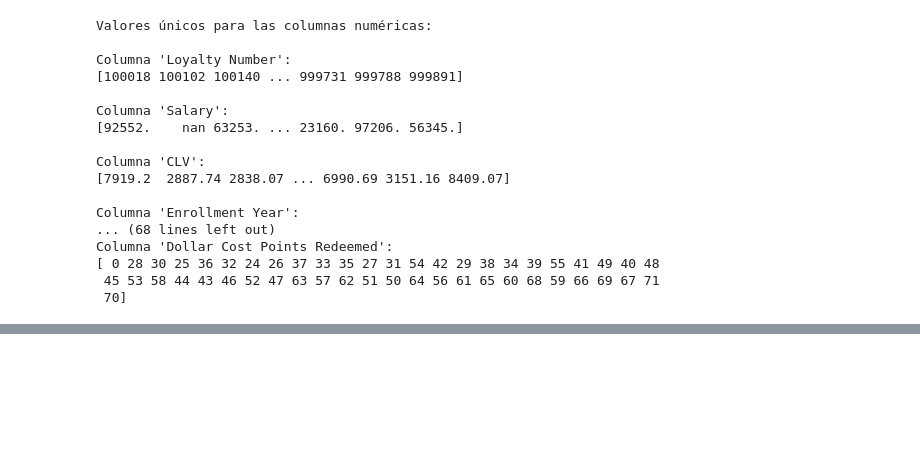
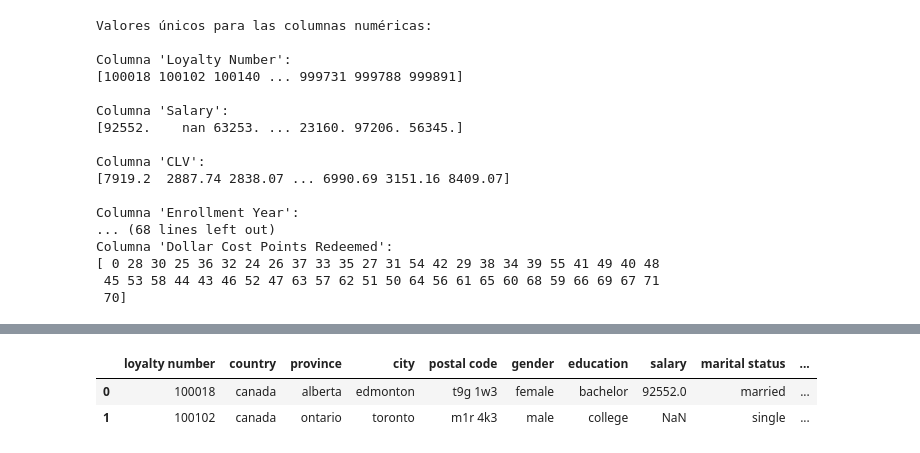
Before and after one commit to Adalab/bda-modulo-3-evaluacion-final-TeresaAdalab, a Jupyter notebook: Evaluacion Final Modulo 3.ipynb, the cells around one changed output, grey strips where cells are left out. Saved outputs shown, nothing was run; the diff lists cells and outputs as text; code cells hidden in the pictures; blank space fills up the shorter version.

```diff
--- a/Evaluacion Final Modulo 3.ipynb
+++ b/Evaluacion Final Modulo 3.ipynb
@@ -641,0 +733,6 @@ que deberán ser tratados en los analisis posteriores
+# %%
+df_final.head(2)
+# %% [output]
+|  | loyalty number | country | province | city | postal code | gender | education | salary | marital status | ... |
+| 0 | 100018 | canada | alberta | edmonton | t9g 1w3 | female | bachelor | 92552.0 | married | ... |
+| 1 | 100102 | canada | ontario | toronto | m1r 4k3 | male | college | NaN | single | ... |
```
Also changed, not shown: parts of 24 cells of this notebook.
